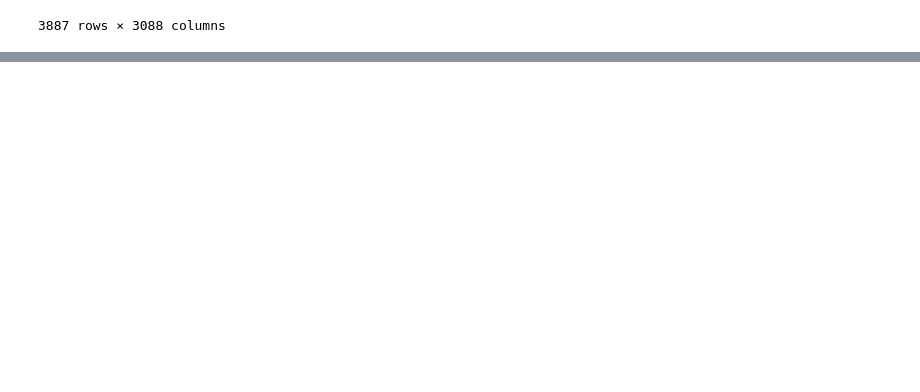
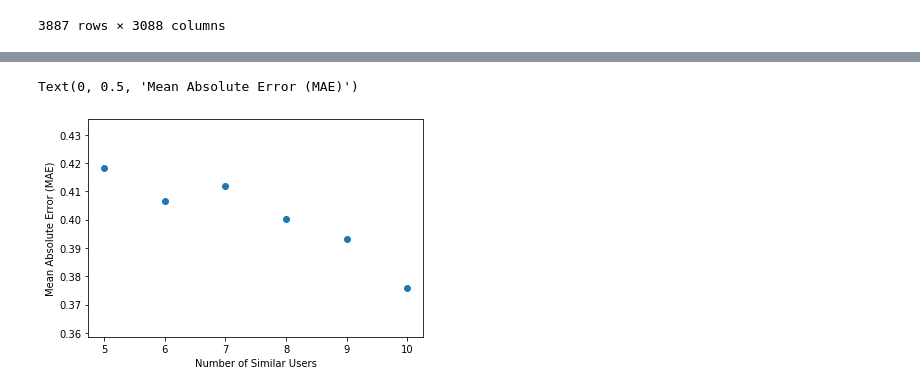
Before and after one commit to tomsharp/BeerMe, a Jupyter notebook: notebooks/Similar Users.ipynb, the cells around one changed output, grey strips where cells are left out. Cells and saved outputs as stored; diff of their text form; code cells hidden in the pictures; blank space fills up the shorter version.

Commit message:
built model with n similar users to predict user rating

```diff
--- a/notebooks/Similar Users.ipynb
+++ b/notebooks/Similar Users.ipynb
@@ -232,0 +361,7 @@ RMAE = 0.5029466737941478
+# %%
+plt.scatter(n_list, mae_list)
+plt.xlabel('Number of Similar Users')
+plt.ylabel('Mean Absolute Error (MAE)')
+# %% [output]
+Text(0, 0.5, 'Mean Absolute Error (MAE)')
+[figure, added]
```
Also changed, not shown: parts of 16 cells of this notebook, 1 other file.
